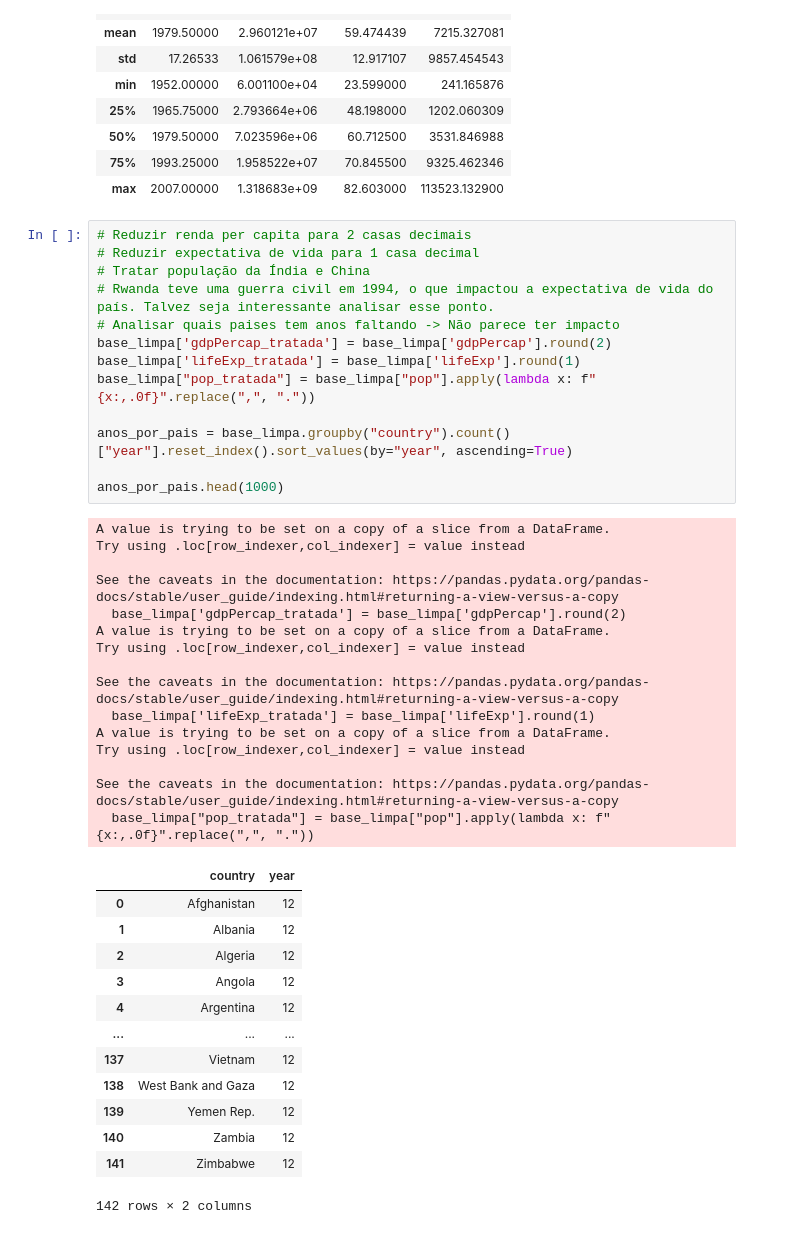
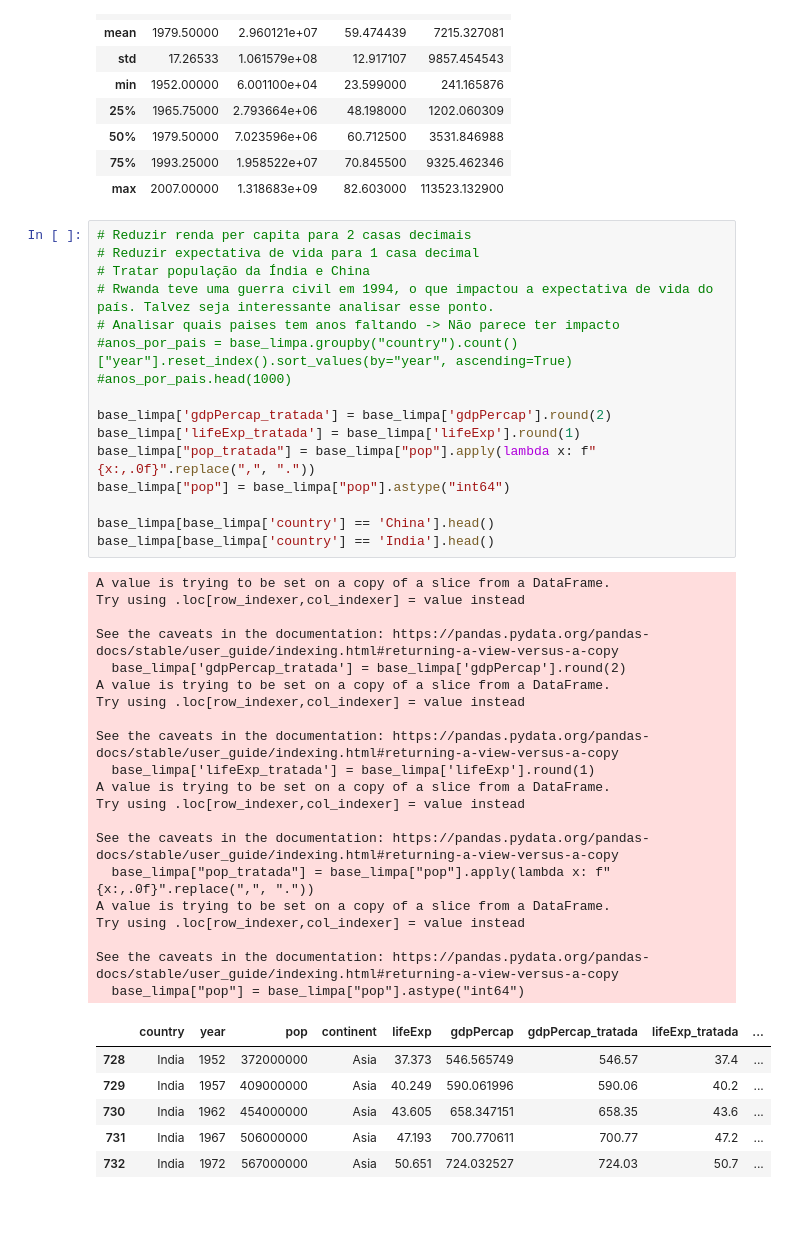
Before and after one commit to brunobgcardoso/avaliacao-python-ciencia-dados, a Jupyter notebook: src/Principal.ipynb, the cells around one changed output. Cells and saved outputs as stored; diff of their text form.

```diff
--- a/src/Principal.ipynb
+++ b/src/Principal.ipynb
@@ -91,42 +91,43 @@ memory usage: 93.2+ KB
 # %%
 # Reduzir renda per capita para 2 casas decimais
 # Reduzir expectativa de vida para 1 casa decimal
 # Tratar população da Índia e China
 # Rwanda teve uma guerra civil em 1994, o que impactou a expectativa de vida do país. Talvez seja interessante analisar esse ponto.
 # Analisar quais paises tem anos faltando -> Não parece ter impacto
+#anos_por_pais = base_limpa.groupby("country").count()["year"].reset_index().sort_values(by="year", ascending=True)
+#anos_por_pais.head(1000)
+
 base_limpa['gdpPercap_tratada'] = base_limpa['gdpPercap'].round(2)
 base_limpa['lifeExp_tratada'] = base_limpa['lifeExp'].round(1)
 base_limpa["pop_tratada"] = base_limpa["pop"].apply(lambda x: f"{x:,.0f}".replace(",", "."))
+base_limpa["pop"] = base_limpa["pop"].astype("int64")
 
-anos_por_pais = base_limpa.groupby("country").count()["year"].reset_index().sort_values(by="year", ascending=True)
-
-anos_por_pais.head(1000)
+base_limpa[base_limpa['country'] == 'China'].head()
+base_limpa[base_limpa['country'] == 'India'].head()
 # %% [output]
 A value is trying to be set on a copy of a slice from a DataFrame.
 Try using .loc[row_indexer,col_indexer] = value instead
 
 See the caveats in the documentation: https://pandas.pydata.org/pandas-docs/stable/user_guide/indexing.html#returning-a-view-versus-a-copy
   base_limpa['gdpPercap_tratada'] = base_limpa['gdpPercap'].round(2)
 A value is trying to be set on a copy of a slice from a DataFrame.
 Try using .loc[row_indexer,col_indexer] = value instead
 
 See the caveats in the documentation: https://pandas.pydata.org/pandas-docs/stable/user_guide/indexing.html#returning-a-view-versus-a-copy
   base_limpa['lifeExp_tratada'] = base_limpa['lifeExp'].round(1)
 A value is trying to be set on a copy of a slice from a DataFrame.
 Try using .loc[row_indexer,col_indexer] = value instead
 
 See the caveats in the documentation: https://pandas.pydata.org/pandas-docs/stable/user_guide/indexing.html#returning-a-view-versus-a-copy
   base_limpa["pop_tratada"] = base_limpa["pop"].apply(lambda x: f"{x:,.0f}".replace(",", "."))
+A value is trying to be set on a copy of a slice from a DataFrame.
+Try using .loc[row_indexer,col_indexer] = value instead
+
+See the caveats in the documentation: https://pandas.pydata.org/pandas-docs/stable/user_guide/indexing.html#returning-a-view-versus-a-copy
+  base_limpa["pop"] = base_limpa["pop"].astype("int64")
-|  | country | year |
-| 0 | Afghanistan | 12 |
-| 1 | Albania | 12 |
-| 2 | Algeria | 12 |
-| 3 | Angola | 12 |
-| 4 | Argentina | 12 |
-| ... | ... | ... |
-| 137 | Vietnam | 12 |
-| 138 | West Bank and Gaza | 12 |
-| 139 | Yemen Rep. | 12 |
-| 140 | Zambia | 12 |
-| 141 | Zimbabwe | 12 |
+|  | country | year | pop | continent | lifeExp | gdpPercap | gdpPercap_tratada | lifeExp_tratada | ... |
+| 728 | India | 1952 | 372000000 | Asia | 37.373 | 546.565749 | 546.57 | 37.4 | ... |
+| 729 | India | 1957 | 409000000 | Asia | 40.249 | 590.061996 | 590.06 | 40.2 | ... |
+| 730 | India | 1962 | 454000000 | Asia | 43.605 | 658.347151 | 658.35 | 43.6 | ... |
+| 731 | India | 1967 | 506000000 | Asia | 47.193 | 700.770611 | 700.77 | 47.2 | ... |
+| 732 | India | 1972 | 567000000 | Asia | 50.651 | 724.032527 | 724.03 | 50.7 | ... |
-142 rows × 2 columns
```
Also changed, not shown: parts of 2 cells of this notebook, 2 other files.
